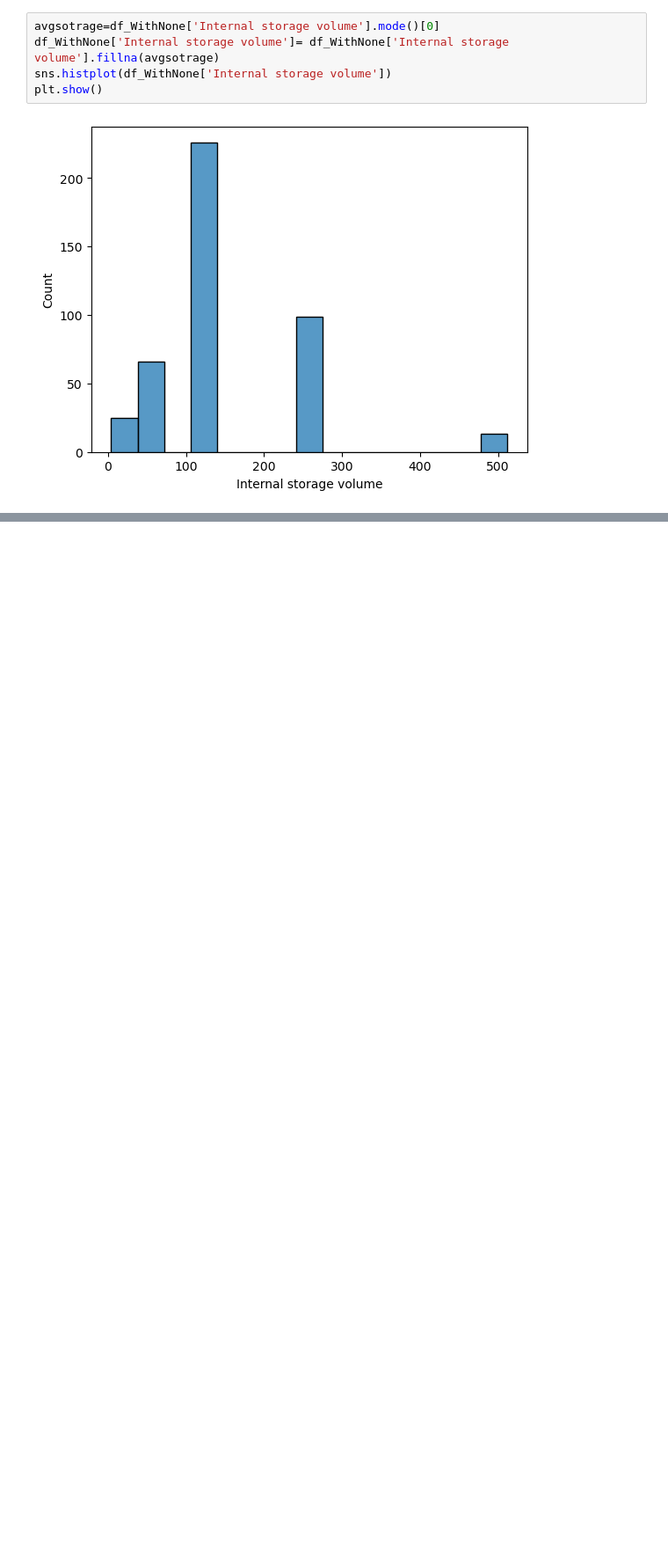
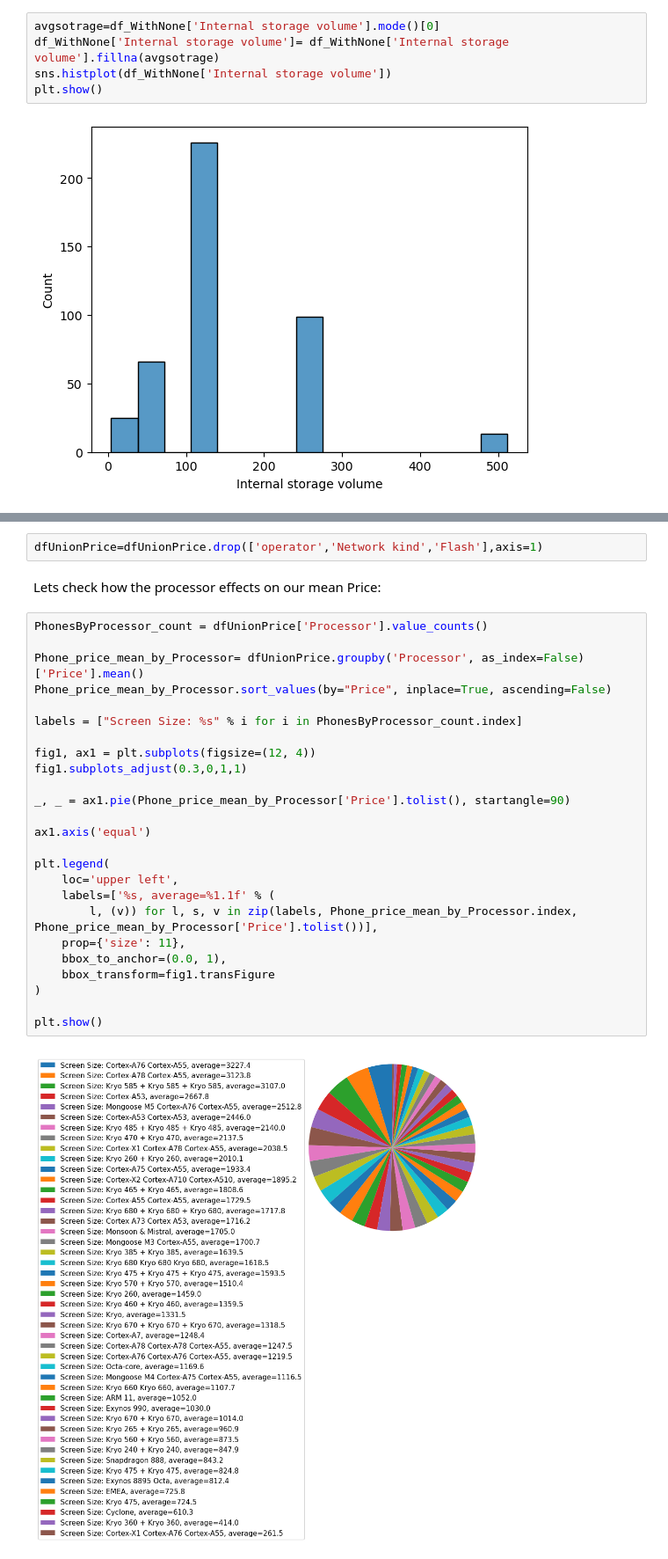
Before and after one commit to Davidtal1/PhoneProjects, a Jupyter notebook: PhonesProject.ipynb, the cells around one changed output, grey strips where cells are left out. Shown at 88% size. Drawn from its saved outputs; the diff is of its cells as text; blank space fills up the shorter version.

```diff
--- a/PhonesProject.ipynb
+++ b/PhonesProject.ipynb
@@ -464,0 +479,31 @@ dfUnionPrice.describe()
+# %%
+dfUnionPrice=dfUnionPrice.drop(['operator','Network kind','Flash'],axis=1)
+# %% [markdown]
+Lets check how the processor effects on our mean Price:
+# %%
+PhonesByProcessor_count = dfUnionPrice['Processor'].value_counts()
+
+Phone_price_mean_by_Processor= dfUnionPrice.groupby('Processor', as_index=False)['Price'].mean()
+Phone_price_mean_by_Processor.sort_values(by="Price", inplace=True, ascending=False)
+
+labels = ["Screen Size: %s" % i for i in PhonesByProcessor_count.index]
+
+fig1, ax1 = plt.subplots(figsize=(12, 4))
+fig1.subplots_adjust(0.3,0,1,1)
+
+_, _ = ax1.pie(Phone_price_mean_by_Processor['Price'].tolist(), startangle=90)
+
+ax1.axis('equal')
+
+plt.legend(
+    loc='upper left',
+    labels=['%s, average=%1.1f' % (
+        l, (v)) for l, s, v in zip(labels, Phone_price_mean_by_Processor.index, Phone_price_mean_by_Processor['Price'].tolist())],
+    prop={'size': 11},
+    bbox_to_anchor=(0.0, 1),
+    bbox_transform=fig1.transFigure
+)
+
+plt.show()
+# %% [output]
+[figure, added]
```
Also changed, not shown: parts of 16 cells of this notebook.
